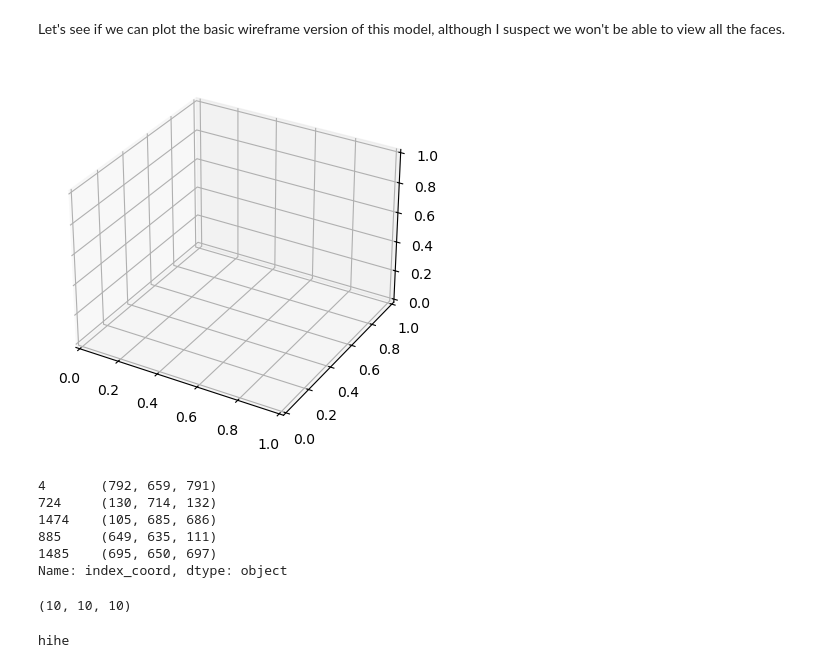
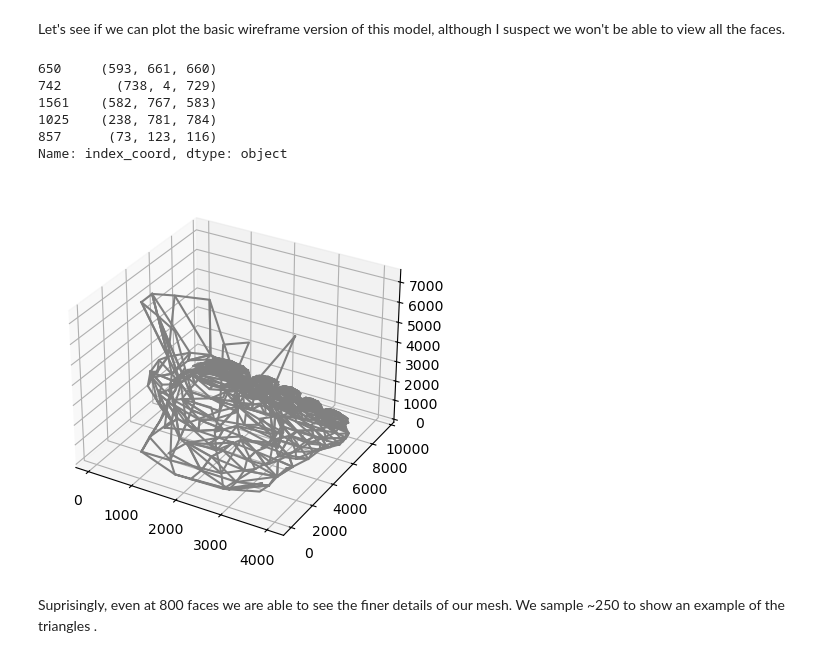
Before and after one commit to suryashch/3d_modelling, a Jupyter notebook: reducing-mesh-density/notebooks/obj-eda.ipynb, the cells around one changed output. Drawn from its saved outputs; the diff is of its cells as text; code cells hidden in the pictures.

Commit message:
Added 3D plot visual of foot meshes using matplotlib.

```diff
--- a/reducing-mesh-density/notebooks/obj-eda.ipynb
+++ b/reducing-mesh-density/notebooks/obj-eda.ipynb
@@ -658,24 +658,37 @@ faces_final.head()
 | 4 | 2374 | (792, 659, 791) |
 # %% [markdown]
 Let's see if we can plot the basic wireframe version of this model, although I suspect we won't be able to view all the faces.
-# %%
-fig = plt.figure()
-ax = fig.add_subplot(projection='3d')
-# %% [output]
-[figure, removed]
 # %%
-faces_final_sample = faces_final.sample(20)
+faces_final_sample = faces_final.sample(800)
 faces_final_sample = faces_final_sample['index_coord']
+# %%
+faces_final_sample.head()
+# %% [output]
+650     (593, 661, 660)
+742       (738, 4, 729)
+1561    (582, 767, 583)
+1025    (238, 781, 784)
+857      (73, 123, 116)
+Name: index_coord, dtype: object
+# %%
+def get_vertex_coords(vertices: tuple):
+    i, j, k = vertices
+
+    X_i, Z_i, Y_i = vertices_new.loc[i]
+    X_j, Z_j, Y_j = vertices_new.loc[j]
+    X_k, Z_k, Y_k = vertices_new.loc[k]
+
+    X = np.array([X_i, X_j, X_k, X_i])
+    Y = np.array([Y_i, Y_j, Y_k, Y_i])
+    Z = np.array([Z_i, Z_j, Z_k, Z_i])
+
+    return X, Y, Z
 # %%
-faces_final_sample.head()
+fig = plt.figure()
+ax = fig.add_subplot(projection='3d')
 
-v1 = [i for i,j,k in faces_final_sample]
-v2 = [j for i,j,k in faces_final_sample]
-v3 = [k for i,j,k in faces_final_sample]
+for row in faces_final_sample:
+    X, Y, Z = get_vertex_coords(row)
+    ax.plot(X,Y,Z, color='grey')
 # %% [output]
-4       (792, 659, 791)
-724     (130, 714, 132)
-1474    (105, 685, 686)
-885     (649, 635, 111)
-1485    (695, 650, 697)
-Name: index_coord, dtype: object
+[figure, added]
@@ -685,18 +695,2 @@ plt.show()
-# %%
-def test_fun():
-    x=10
-    y=10
-    z=10
-
-    return x,y,z
-
-p = test_fun()
-p
-# %% [output]
-(10, 10, 10)
-# %%
-test_list = "hihello"
-renamelist = test_list[:-3]
-print(renamelist)
-# %% [output]
-hihe
+# %% [markdown]
+Suprisingly, even at 800 faces we are able to see the finer details of our mesh. We sample ~250 to show an example of the triangles .
```
Also changed, not shown: parts of 4 cells of this notebook.
